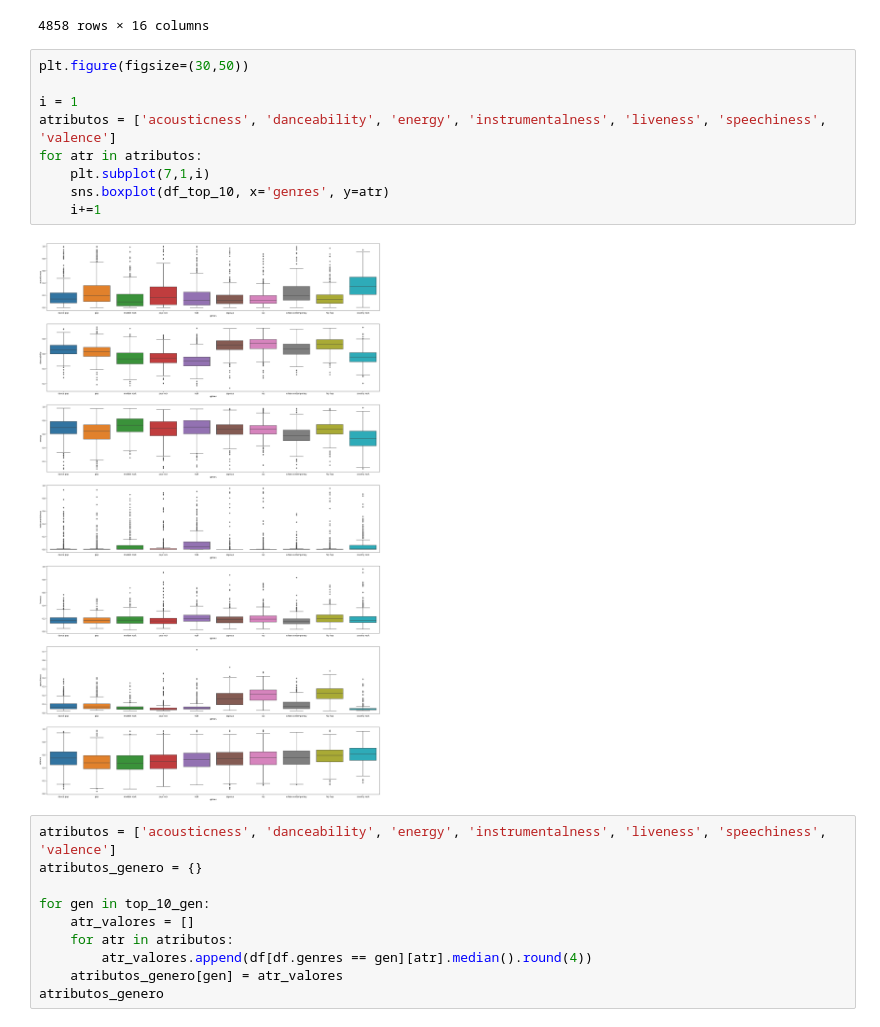
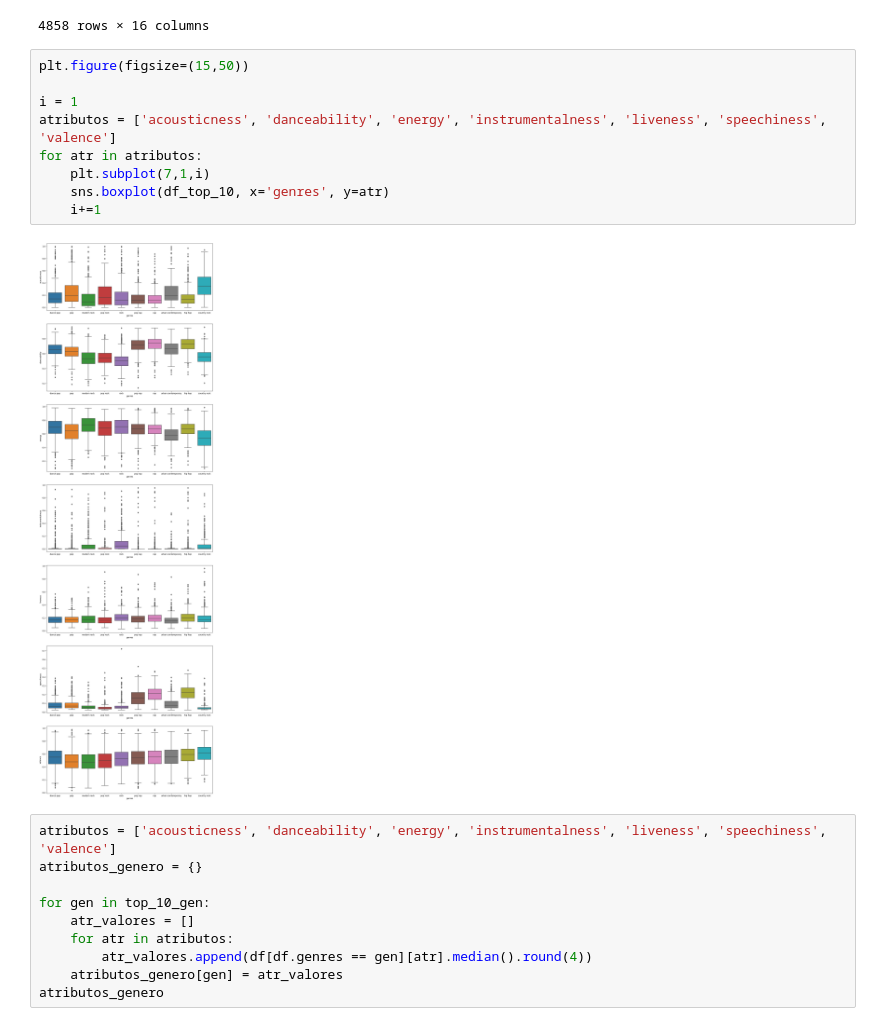
Before and after one commit to danilomiyatake/spotify, a Jupyter notebook: spotify_eda.ipynb, the cells around one changed output. Drawn from its saved outputs; the diff is of its cells as text.

Commit message:
adjust plot size

```diff
--- a/spotify_eda.ipynb
+++ b/spotify_eda.ipynb
@@ -230,16 +230,16 @@ df_top_10
 | 28293 | pop rap | williams | 0.935000 | 0.138000 | 227200.000000 | 0.235000 | 0.712000 | 0.109000 | ... |
 4858 rows × 16 columns
 # %%
-plt.figure(figsize=(30,50))
+plt.figure(figsize=(15,50))
 
 i = 1
 atributos = ['acousticness', 'danceability', 'energy', 'instrumentalness', 'liveness', 'speechiness', 'valence']
 for atr in atributos:
     plt.subplot(7,1,i)
     sns.boxplot(df_top_10, x='genres', y=atr)
     i+=1
 # %% [output]
-[figure, old version]
+[figure, new version]
 # %%
 atributos = ['acousticness', 'danceability', 'energy', 'instrumentalness', 'liveness', 'speechiness', 'valence']
 atributos_genero = {}
```
